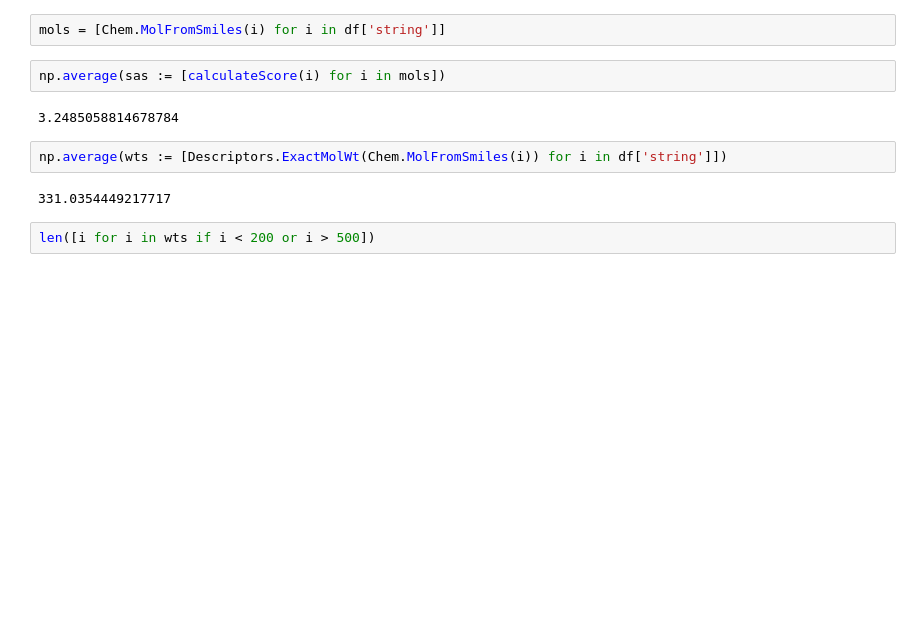
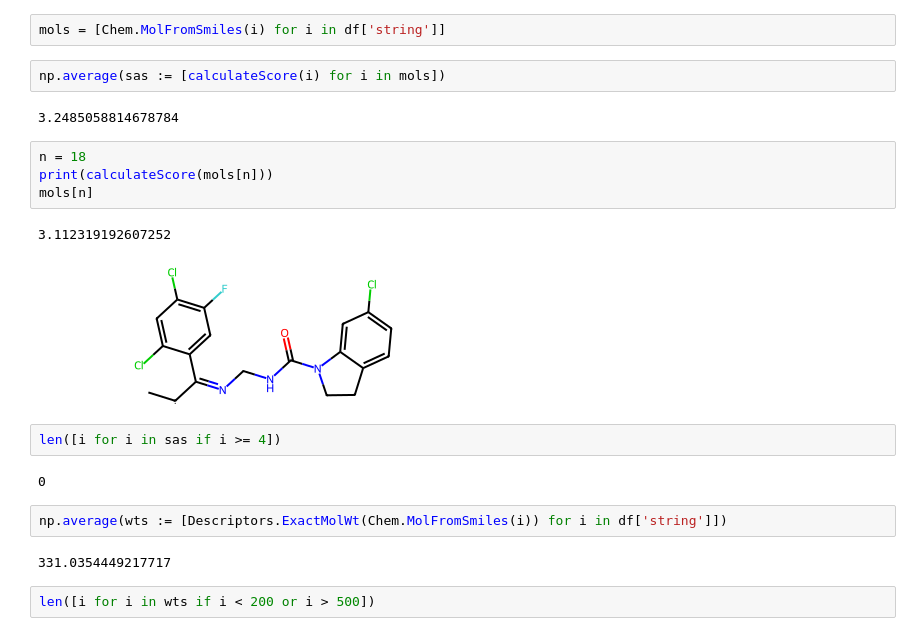
Before and after one commit to NikhilMukraj/mod-qsar, a Jupyter notebook: inverse_qsar/viewing_results.ipynb, the cells around one changed output. Drawn from its saved outputs; the diff is of its cells as text; blank space fills up the shorter version.

```diff
--- a/inverse_qsar/viewing_results.ipynb
+++ b/inverse_qsar/viewing_results.ipynb
@@ -27,6 +29,17 @@ mols = [Chem.MolFromSmiles(i) for i in df['string']]
 np.average(sas := [calculateScore(i) for i in mols])
 # %% [output]
 3.2485058814678784
+# %%
+n = 18
+print(calculateScore(mols[n]))
+mols[n]
+# %% [output]
+3.112319192607252
+[figure, added]
+# %%
+len([i for i in sas if i >= 4])
+# %% [output]
+0
 # %%
 np.average(wts := [Descriptors.ExactMolWt(Chem.MolFromSmiles(i)) for i in df['string']])
 # %% [output]
```
Also changed, not shown: parts of 14 cells of this notebook, 1 other file.
